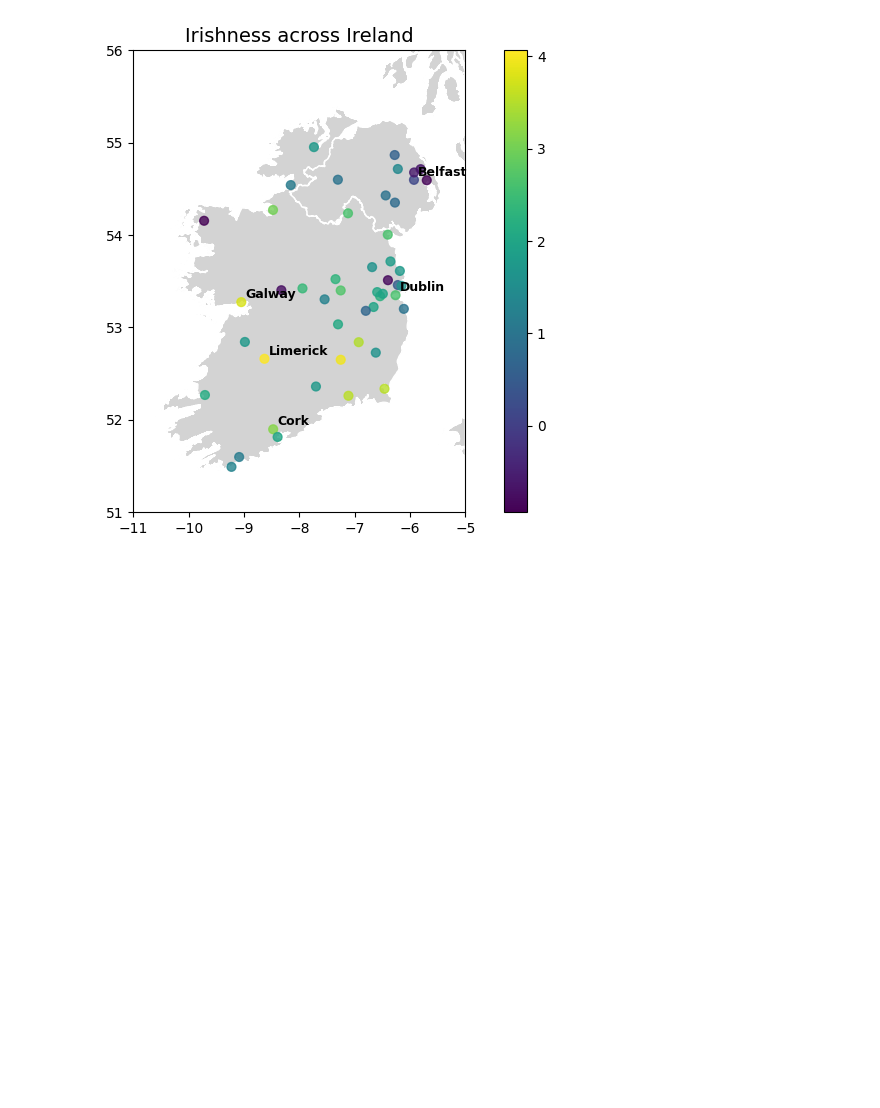
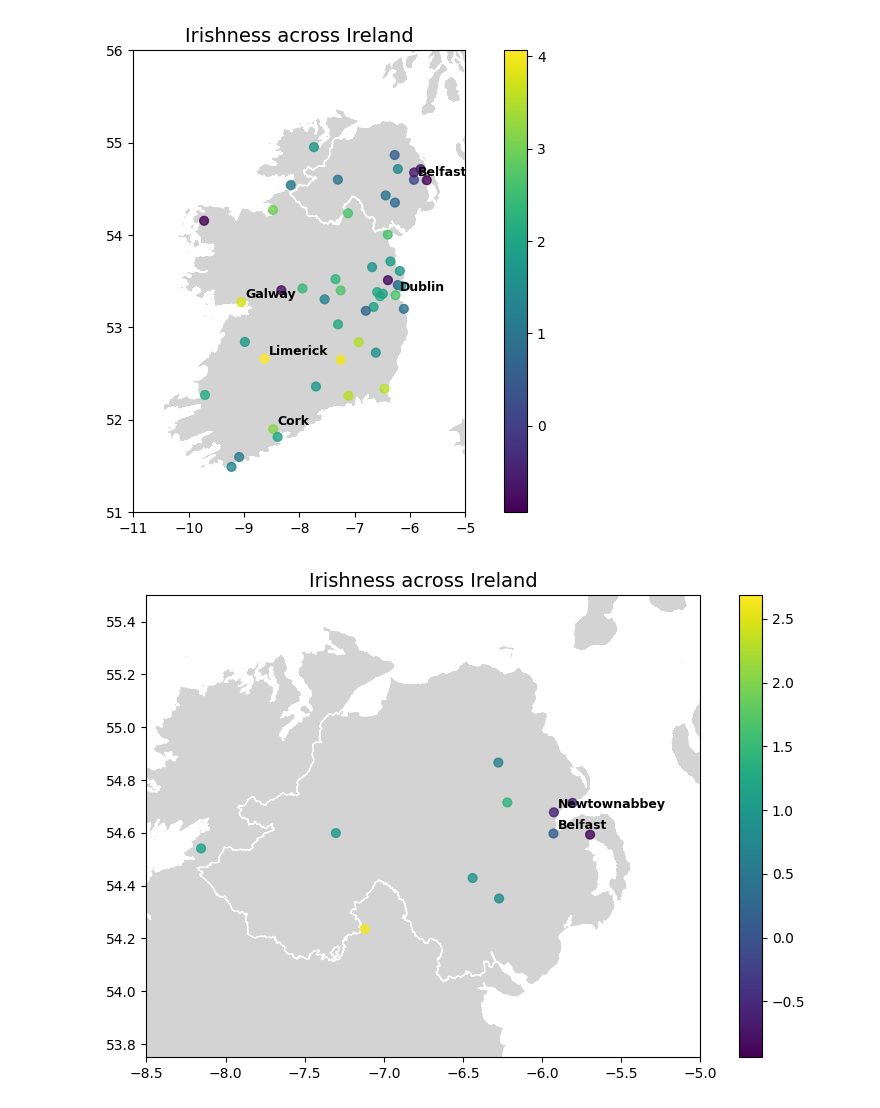
Before and after one commit to daxmavy/ireland, a Jupyter notebook: interactive.ipynb, the cells around one changed output. Saved outputs shown, nothing was run; the diff lists cells and outputs as text; code cells hidden in the pictures; blank space fills up the shorter version.

```diff
--- a/interactive.ipynb
+++ b/interactive.ipynb
@@ -157,6 +155,13 @@ res['Settlement'] = res['list'].map(lambda e: e[2])
 
 res = pd.merge(df, res, on='Settlement')
 res.head()
+
+res = res.dropna()
+
+abs_diffs = np.abs(res['Irish_similarity'] - res['British_similarity'])
+std = np.std(abs_diffs)
+
+res['irishness'] = (res['Irish_similarity'] - res['British_similarity']) / std
 # %% [output]
 Error: Word not found in vocabulary: "Key 'Greystones-Delgany' not present in vocabulary"
 Error: Word not found in vocabulary: "Key 'Laytown–Bettystown–Mornington–Donacarney' not present in vocabulary"
@@ -171,5 +167,0 @@ res = res.dropna()
-# %%
-abs_diffs = np.abs(res['Irish'] - res['British'])
-std = np.std(abs_diffs)
-
-res['irishness'] = (res['Irish'] - res['British']) / std
@@ -221,10 +226,51 @@ for i, row in gdf.head(5).iterrows():
         fontsize=9,
         fontweight="bold",
         color="black"
-        path_effects=[plt.matplotlib.patheffects.withStroke(linewidth=2, foreground="white")]
+        # path_effects=[plt.matplotlib.patheffects.withStroke(linewidth=2, foreground="white")]
     )
 
 plt.show()
 # %% [output]
 [figure]
+# %%
+# Create geometry from coordinates
+ni_res = res[res['Jurisdiction'] == 'Northern']
+
+geometry = [Point(xy) for xy in zip(ni_res['Longitude'], ni_res['Latitude'])]
+gdf = gpd.GeoDataFrame(ni_res, geometry=geometry, crs="EPSG:4326")
+
+# --- Plot ---
+fig, ax = plt.subplots(figsize=(10, 6))
+british_isles.plot(ax=ax, color="lightgrey", edgecolor="white")
+
+# Points colored by 'irishness'
+gdf.plot(
+    ax=ax,
+    column="irishness",
+    cmap="viridis",
+    legend=True,
+    markersize=40,
+    alpha=0.8
+)
+
+ax.set_xlim([-8.5, -5])
+ax.set_ylim([53.75, 55.5])
+ax.set_title("Irishness across Ireland", fontsize=14)
+
+# --- Annotate top 5 towns ---
+for i, row in gdf.head(5).iterrows():
+    ax.annotate(
+        text=row["Settlement"],         # column containing town name
+        xy=(row["Longitude"], row["Latitude"]),
+        xytext=(3, 3),                  # small offset in points
+        textcoords="offset points",
+        fontsize=9,
+        fontweight="bold",
+        color="black"
+        # path_effects=[plt.matplotlib.patheffects.withStroke(linewidth=2, foreground="white")]
+    )
+
+plt.show()
+# %% [output]
+[figure, added]
 # %%
```
Also changed, not shown: parts of 15 cells of this notebook, 4 other files.
